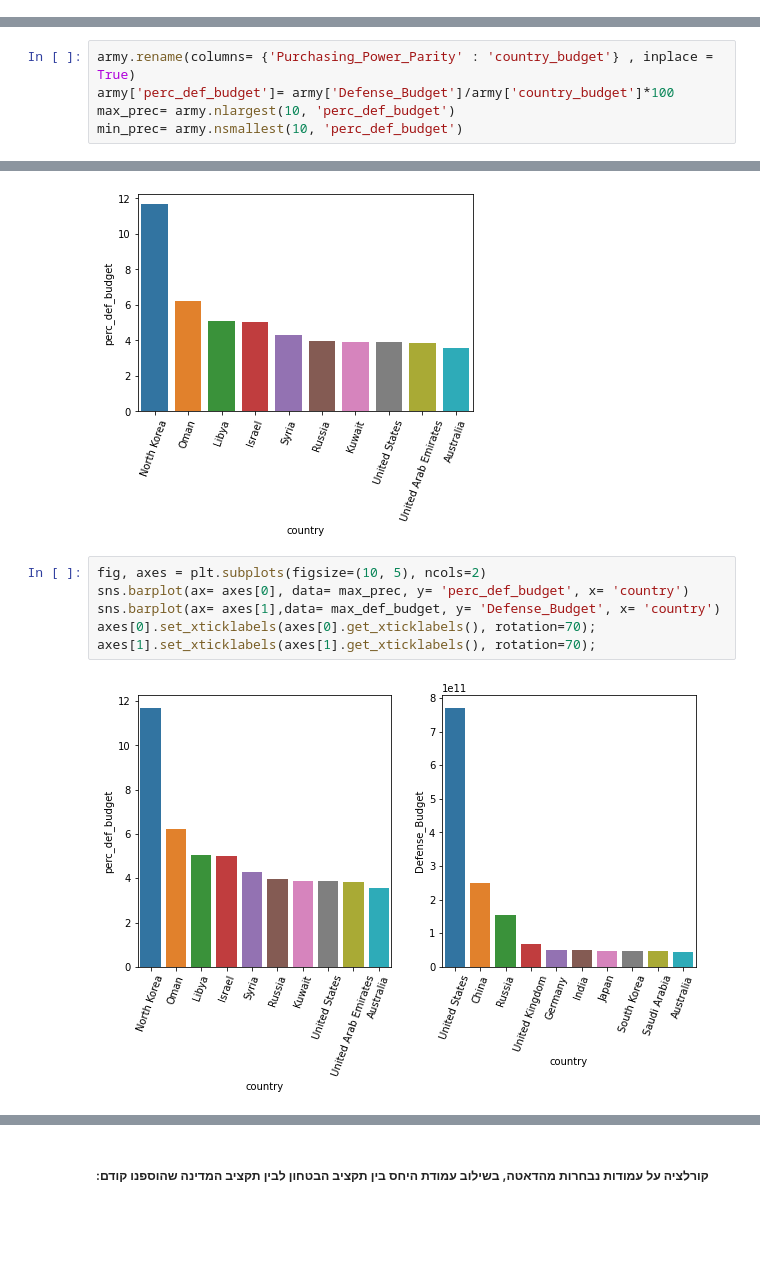
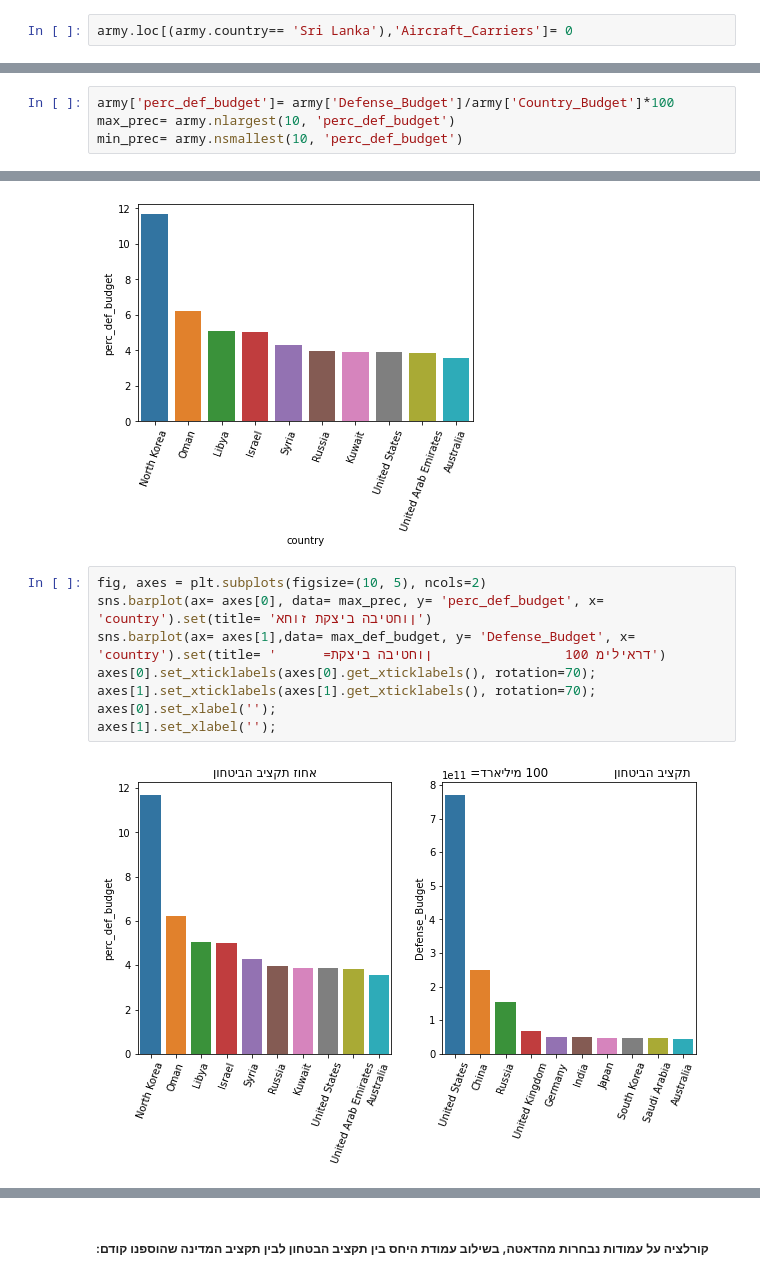
Before and after one commit to mayas9/army-project, a Jupyter notebook: project.ipynb, the cells around one changed output, grey strips where cells are left out. Drawn from its saved outputs; the diff is of its cells as text; blank space fills up the shorter version.

```diff
--- a/project.ipynb
+++ b/project.ipynb
@@ -59,8 +75,9 @@ army.head()
+# %%
+army.loc[(army.country== 'Sri Lanka'),'Aircraft_Carriers']= 0
 # %%
 max_def_budget=army[['country','Defense_Budget']].nlargest(10, 'Defense_Budget')
 # %%
-army.rename(columns= {'Purchasing_Power_Parity' : 'country_budget'} , inplace = True)
-army['perc_def_budget']= army['Defense_Budget']/army['country_budget']*100
+army['perc_def_budget']= army['Defense_Budget']/army['Country_Budget']*100
 max_prec= army.nlargest(10, 'perc_def_budget')
 min_prec= army.nsmallest(10, 'perc_def_budget')
 # %% [markdown]
@@ -72,10 +89,12 @@ plt.xticks(rotation=70);
 [figure]
 # %%
 fig, axes = plt.subplots(figsize=(10, 5), ncols=2)
-sns.barplot(ax= axes[0], data= max_prec, y= 'perc_def_budget', x= 'country')
-sns.barplot(ax= axes[1],data= max_def_budget, y= 'Defense_Budget', x= 'country')
+sns.barplot(ax= axes[0], data= max_prec, y= 'perc_def_budget', x= 'country').set(title= 'ןוחטיבה ביצקת זוחא')
+sns.barplot(ax= axes[1],data= max_def_budget, y= 'Defense_Budget', x= 'country').set(title= '      =דראילימ 100                 ןוחטיבה ביצקת')
 axes[0].set_xticklabels(axes[0].get_xticklabels(), rotation=70);
 axes[1].set_xticklabels(axes[1].get_xticklabels(), rotation=70);
+axes[0].set_xlabel('');
+axes[1].set_xlabel('');
 # %% [output]
-[figure, old version]
+[figure, new version]
 # %% [markdown]
```
Also changed, not shown: parts of 21 cells of this notebook.
